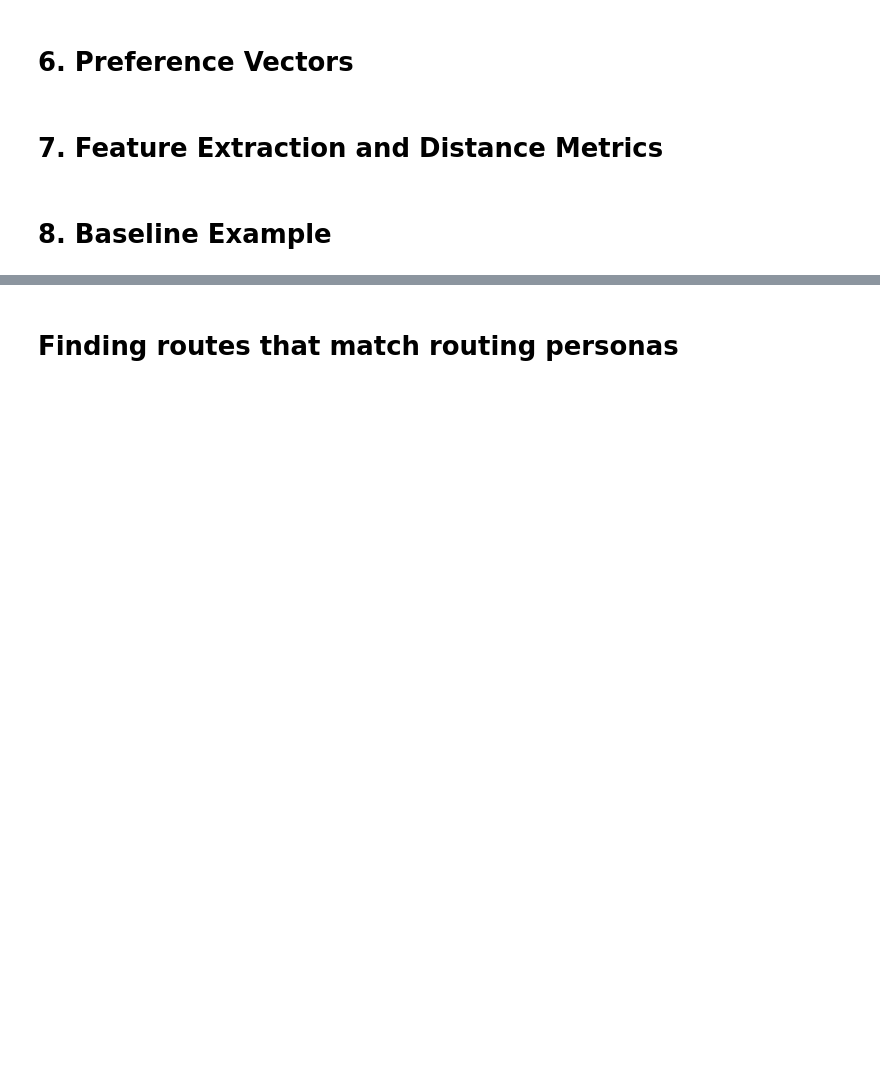
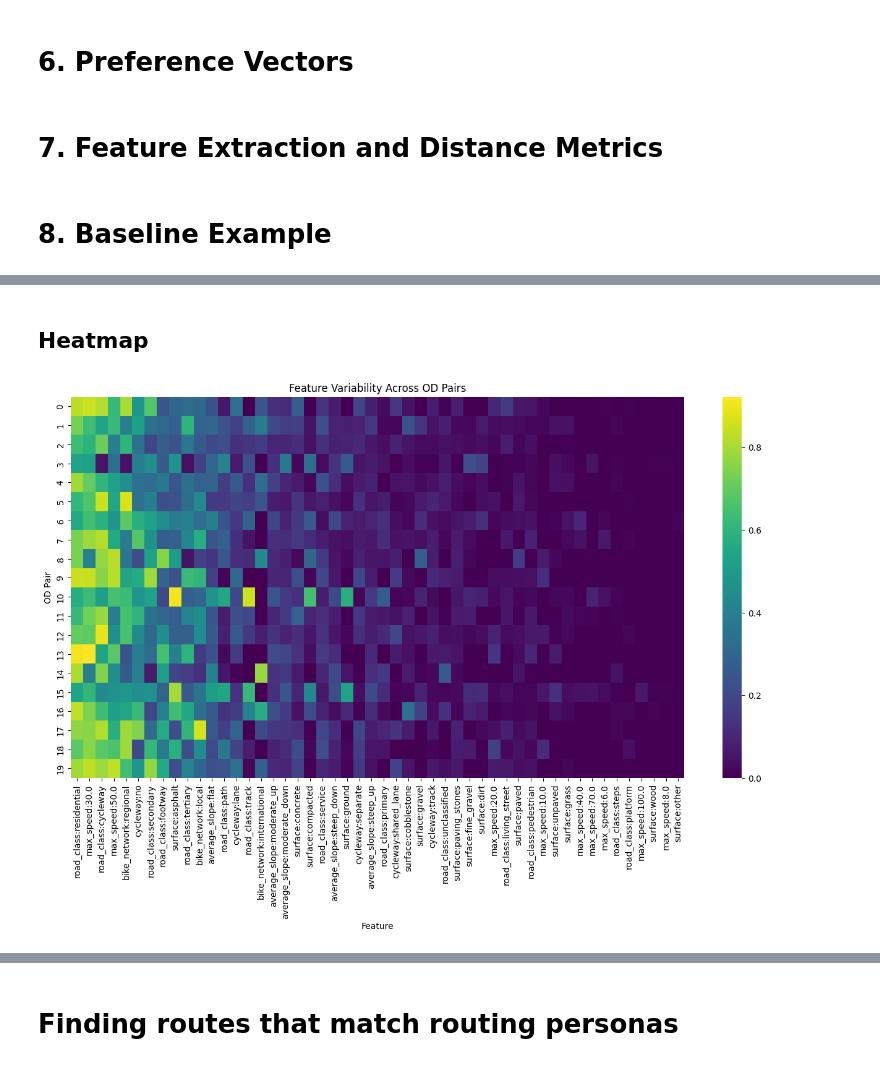
Before and after one commit to matbarg/bike-router-optimizer, a Jupyter notebook: src/experiments.ipynb, the cells around one changed output, grey strips where cells are left out. Saved outputs shown, nothing was run; the diff lists cells and outputs as text; code cells hidden in the pictures; blank space fills up the shorter version.

```diff
--- a/src/experiments.ipynb
+++ b/src/experiments.ipynb
@@ -465,0 +1071,31 @@ results_df.head()
+# %% [markdown]
+## Heatmap
+# %%
+feature_range_matrix = (
+    behavior_by_od_df
+    .pivot(
+        index="od_id",
+        columns="feature",
+        values="range",
+    )
+    .fillna(0)
+)
+
+# Reorder columns by global mean range.
+feature_range_matrix = feature_range_matrix[
+    behavior_summary_df.index
+]
+
+plt.figure(figsize=(16, 8))
+
+sns.heatmap(
+    feature_range_matrix,
+    cmap="viridis",
+)
+
+plt.xlabel("Feature")
+plt.ylabel("OD Pair")
+plt.title("Feature Variability Across OD Pairs")
+plt.show()
+# %% [output]
+[figure, added]
```
Also changed, not shown: parts of 70 cells of this notebook, 1 other file.
